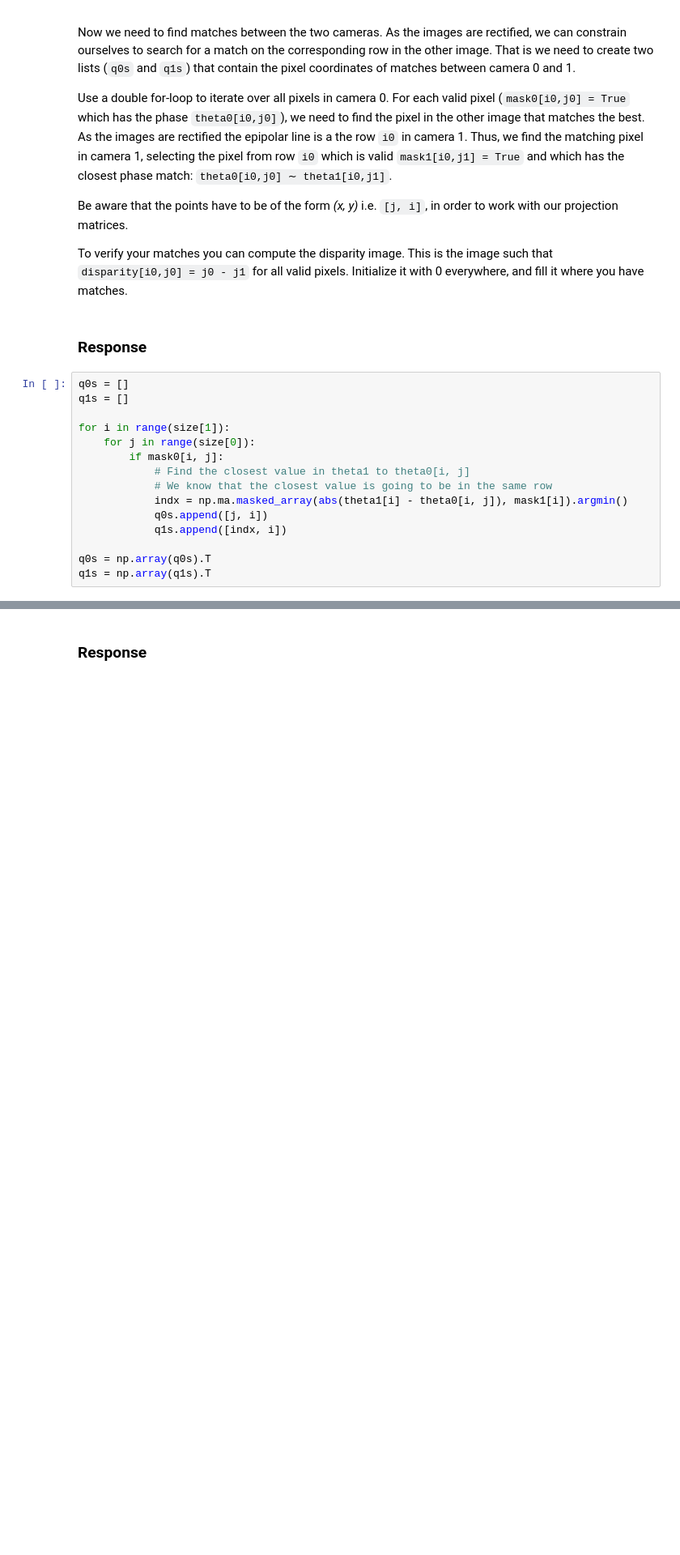
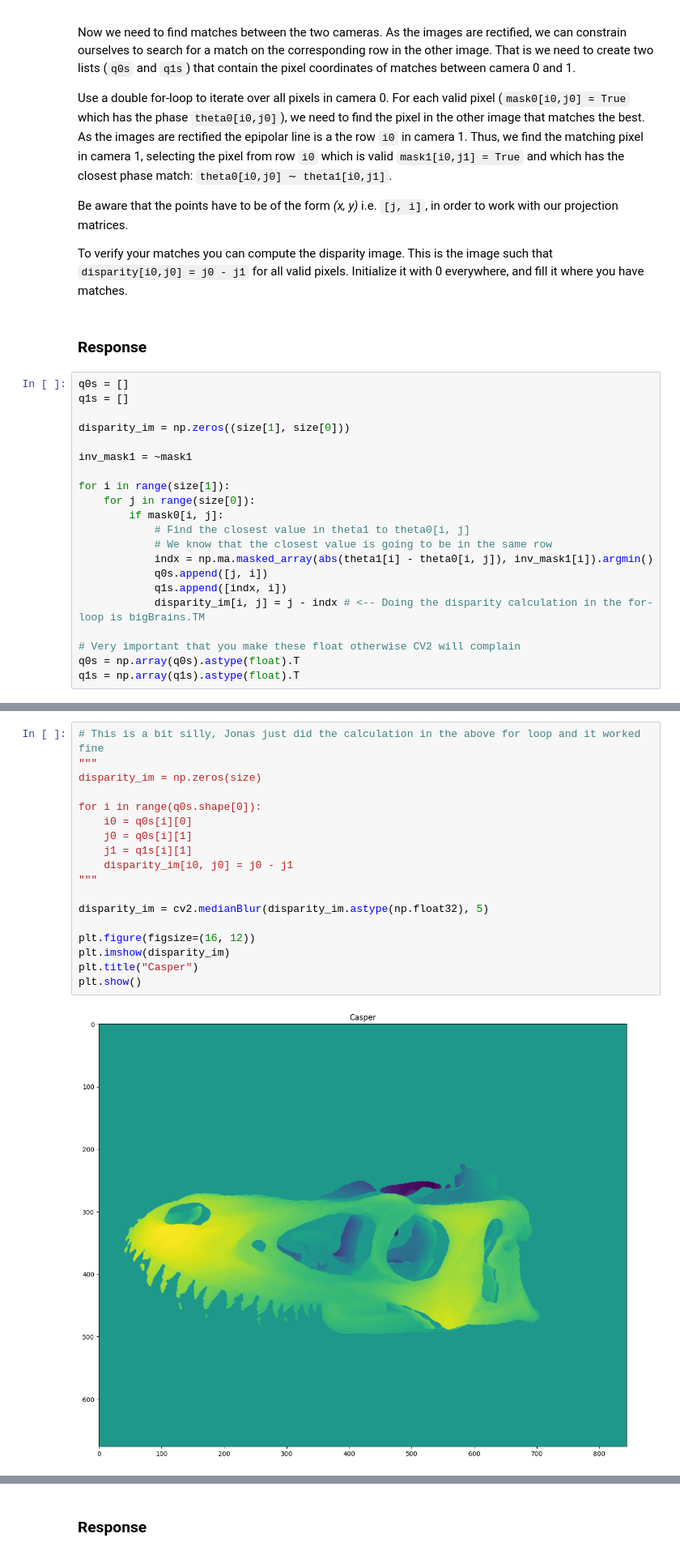
Before and after one commit to WeatherBoy/02504_Code, a Jupyter notebook: Ex13/ex13.ipynb, the cells around one changed output, grey strips where cells are left out. Shown at 81% size. Saved outputs shown, nothing was run; the diff lists cells and outputs as text; blank space fills up the shorter version.

```diff
--- a/Ex13/ex13.ipynb
+++ b/Ex13/ex13.ipynb
@@ -434,18 +455,24 @@ To verify your matches you can compute the disparity image. This is the image su
 # %%
 q0s = []
 q1s = []
+
+disparity_im = np.zeros((size[1], size[0]))
+
+inv_mask1 = ~mask1
 
 for i in range(size[1]):
     for j in range(size[0]):
         if mask0[i, j]:
             # Find the closest value in theta1 to theta0[i, j]
             # We know that the closest value is going to be in the same row
-            indx = np.ma.masked_array(abs(theta1[i] - theta0[i, j]), mask1[i]).argmin()
+            indx = np.ma.masked_array(abs(theta1[i] - theta0[i, j]), inv_mask1[i]).argmin()
             q0s.append([j, i])
             q1s.append([indx, i])
+            disparity_im[i, j] = j - indx # <-- Doing the disparity calculation in the for-loop is bigBrains.TM
 
-q0s = np.array(q0s).T
-q1s = np.array(q1s).T
+# Very important that you make these float otherwise CV2 will complain
+q0s = np.array(q0s).astype(float).T
+q1s = np.array(q1s).astype(float).T
 # %%
 print("The boys got roughly the same amount of matches")
 print(q0s.shape)
@@ -456,3 +486,23 @@ print(q1s.shape)
+# %%
+# This is a bit silly, Jonas just did the calculation in the above for loop and it worked fine
+"""
+disparity_im = np.zeros(size)
+
+for i in range(q0s.shape[0]):
+    i0 = q0s[i][0]
+    j0 = q0s[i][1]
+    j1 = q1s[i][1]
+    disparity_im[i0, j0] = j0 - j1
+"""
+
+disparity_im = cv2.medianBlur(disparity_im.astype(np.float32), 5)
+
+plt.figure(figsize=(16, 12))
+plt.imshow(disparity_im)
+plt.title("Casper")
+plt.show()
+# %% [output]
+[figure, added]
 # %% [markdown]
 ## Ex. 13.6
 
```
Also changed, not shown: parts of 10 cells of this notebook, 1 other file.
